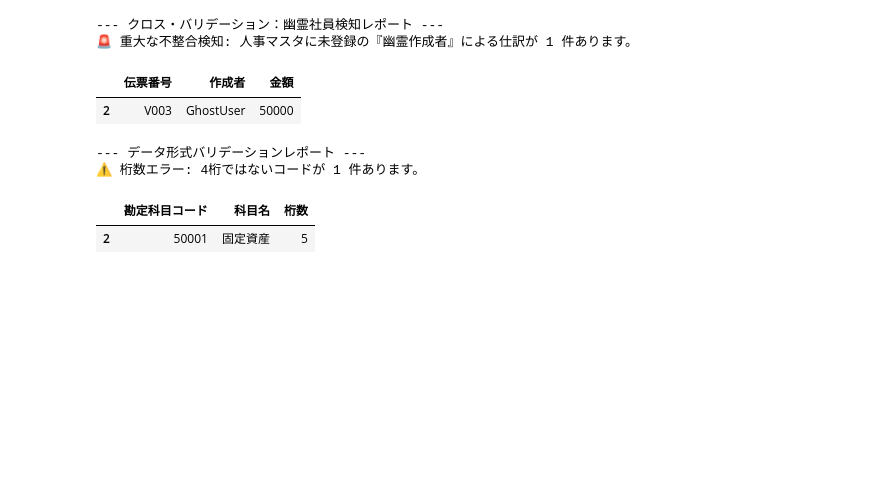
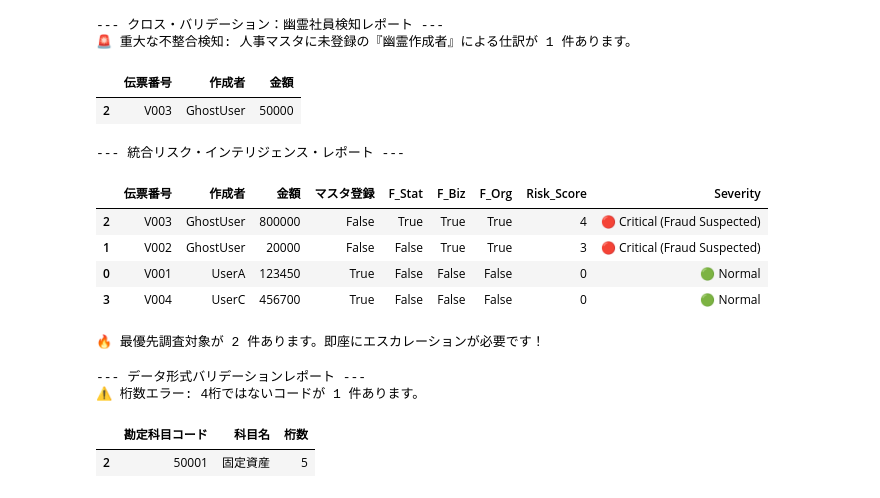
Before and after one commit to Koji-Accounting-Tech/D365-Finance-Data-Validator, a Jupyter notebook: D365_Data_Processing.ipynb, the cells around one changed output. Drawn from its saved outputs; the diff is of its cells as text; code cells hidden in the pictures; blank space fills up the shorter version.

```diff
--- a/D365_Data_Processing.ipynb
+++ b/D365_Data_Processing.ipynb
@@ -959,6 +959,59 @@ else:
 🚨 重大な不整合検知: 人事マスタに未登録の『幽霊作成者』による仕訳が 1 件あります。
 |  | 伝票番号 | 作成者 | 金額 |
 | 2 | V003 | GhostUser | 50000 |
+# %%
+import pandas as pd
+
+# 1. 統合されたテストデータ（V003が全項目で怪しい、V002は幽霊社員のみ）
+merged_data = {
+    '伝票番号': ['V001', 'V002', 'V003', 'V004'],
+    '作成者': ['UserA', 'GhostUser', 'GhostUser', 'UserC'],
+    '金額': [123450, 20000, 800000, 456700], # V003は8(統計)かつ0000(業務)
+    'マスタ登録': [True, False, False, True] # 人事マスタに存在するか
+}
+df_final = pd.DataFrame(merged_data)
+
+# 2. リスクフラグの算出
+# A. 統計リスク（先頭が8）
+df_final['F_Stat'] = df_final['金額'].astype(str).str.startswith('8')
+
+# B. 業務リスク（キリが良い）
+df_final['F_Biz'] = df_final['金額'] % 10000 == 0
+
+# C. 組織リスク（人事マスタ不在）
+df_final['F_Org'] = ~df_final['マスタ登録']
+
+# 3. 統合スコアリング（組織リスクは重大なため 2点加算とする）
+df_final['Risk_Score'] = (
+    df_final['F_Stat'].astype(int) +
+    df_final['F_Biz'].astype(int) +
+    (df_final['F_Org'].astype(int) * 2) # 重み付け
+)
+
+# 4. 深刻度の判定
+def judge_severity(score):
+    if score >= 3: return '🔴 Critical (Fraud Suspected)'
+    elif score >= 2: return '🟡 Warning (Review Required)'
+    else: return '🟢 Normal'
+
+df_final['Severity'] = df_final['Risk_Score'].apply(judge_severity)
+
+print("--- 統合リスク・インテリジェンス・レポート ---")
+# スコア順に並べ替えて表示
+display(df_final.sort_values(by='Risk_Score', ascending=False))
+
+# 最優先調査対象の抽出
+critical_list = df_final[df_final['Risk_Score'] >= 3]
+if not critical_list.empty:
+    print(f"\n🔥 最優先調査対象が {len(critical_list)} 件あります。即座にエスカレーションが必要です！")
+# %% [output]
+--- 統合リスク・インテリジェンス・レポート ---
+|  | 伝票番号 | 作成者 | 金額 | マスタ登録 | F_Stat | F_Biz | F_Org | Risk_Score | Severity |
+| 2 | V003 | GhostUser | 800000 | False | True | True | True | 4 | 🔴 Critical (Fraud Suspected) |
+| 1 | V002 | GhostUser | 20000 | False | False | True | True | 3 | 🔴 Critical (Fraud Suspected) |
+| 0 | V001 | UserA | 123450 | True | False | False | False | 0 | 🟢 Normal |
+| 3 | V004 | UserC | 456700 | True | False | False | False | 0 | 🟢 Normal |
+🔥 最優先調査対象が 2 件あります。即座にエスカレーションが必要です！
 # %%
 import pandas as pd
 
```
